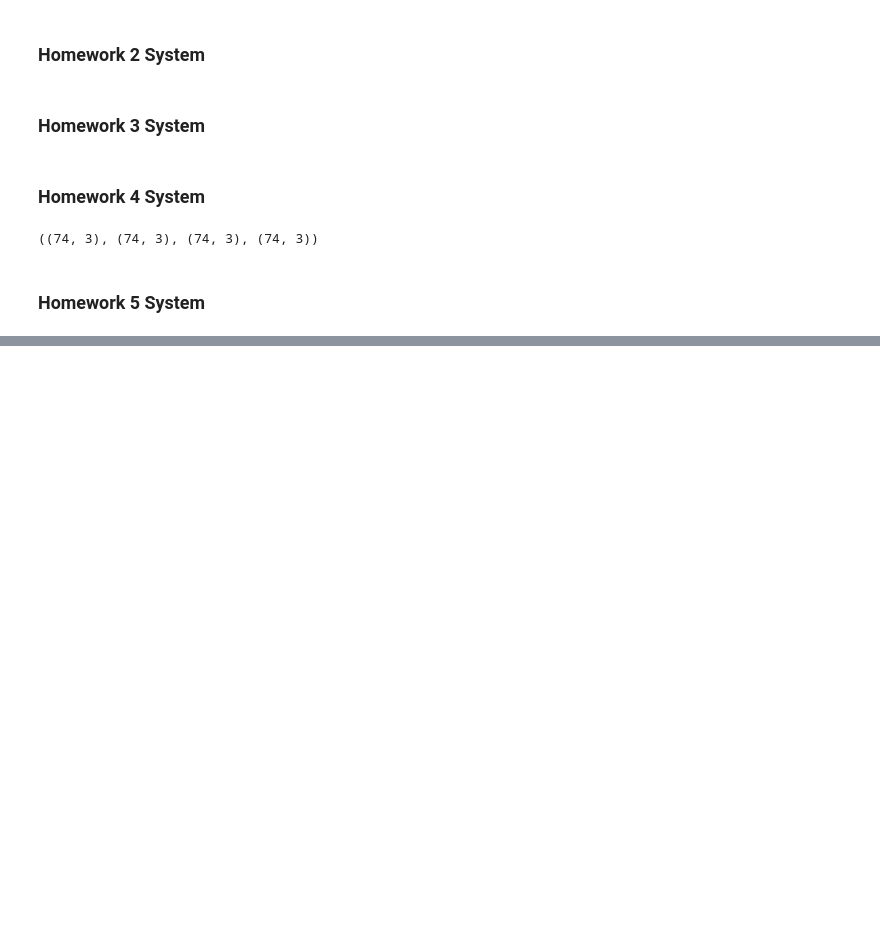
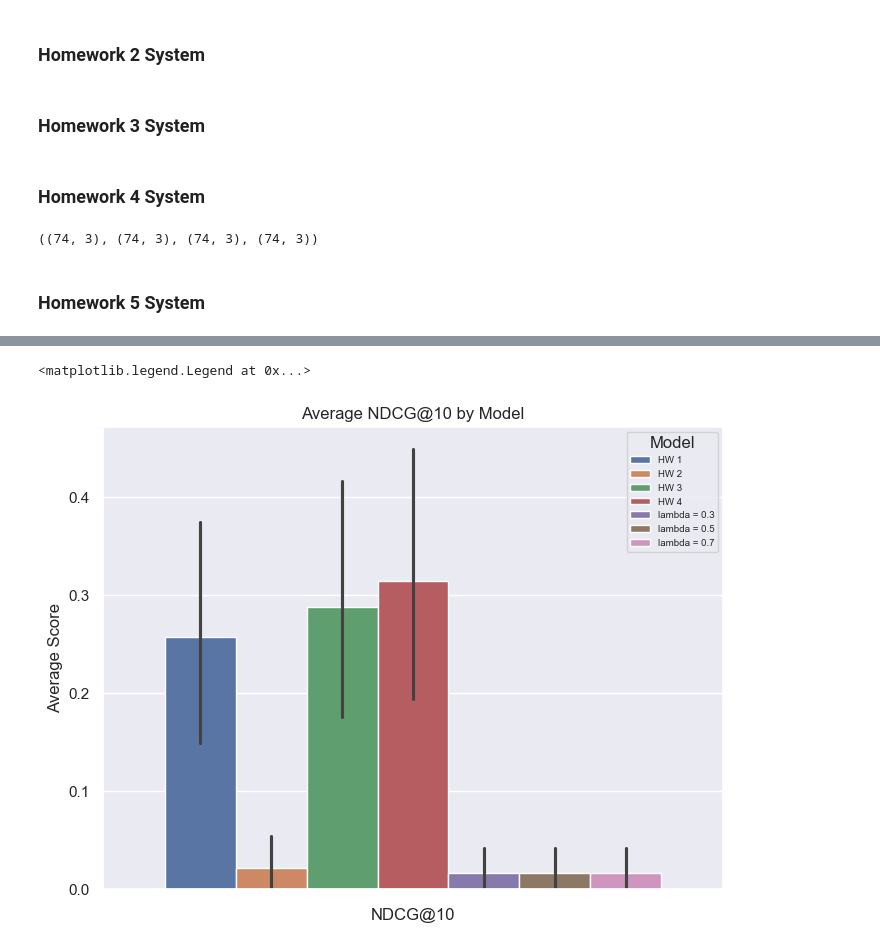
Before and after one commit to haleyej/EECS_549_HW_5, a Jupyter notebook: code/system_eval.ipynb, the cells around one changed output, grey strips where cells are left out. Drawn from its saved outputs; the diff is of its cells as text; code cells hidden in the pictures; blank space fills up the shorter version.

```diff
--- a/code/system_eval.ipynb
+++ b/code/system_eval.ipynb
@@ -289,0 +289,9 @@ l2r.query('wikipedia')
+# %%
+matplotlib.rcParams['figure.figsize'] = (8, 6)
+f = sns.barplot(data = eval_df[eval_df['metric'] == 'ndcg'], x = 'metric', y = 'score', hue = 'model')
+f.set(title = 'Average NDCG@10 by Model', xlabel = 'NDCG@10', ylabel = 'Average Score')
+f.set_xticklabels([''])
+f.legend(title = 'Model', fontsize = 7)
+# %% [output]
+<matplotlib.legend.Legend at 0x...>
+[figure, added]
```
Also changed, not shown: parts of 15 cells of this notebook, 9 other files.
